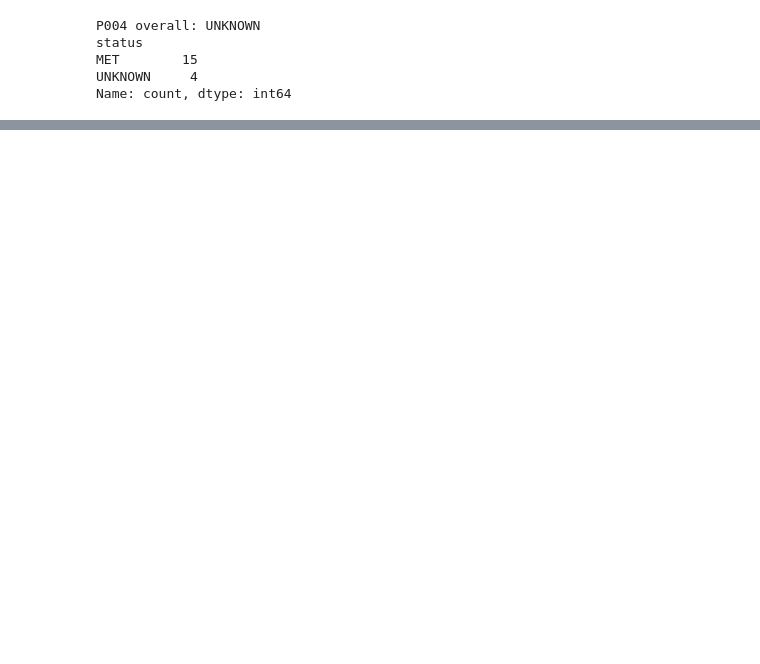
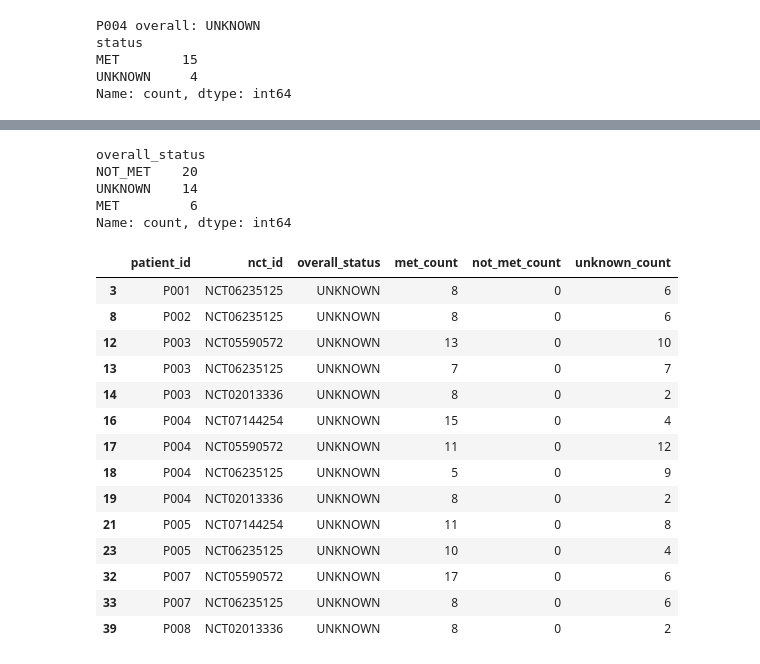
Before and after one commit to Sistamayukha/Neuro-Symbolic-Pediatric-Oncology-Trial-Matching-Assistant, a Jupyter notebook: notebooks/02_encode_symbolic_rules.ipynb, the cells around one changed output, grey strips where cells are left out. Cells and saved outputs as stored; diff of their text form; code cells hidden in the pictures; blank space fills up the shorter version.

```diff
--- a/notebooks/02_encode_symbolic_rules.ipynb
+++ b/notebooks/02_encode_symbolic_rules.ipynb
@@ -1010,0 +1731,11 @@ Name: count, dtype: int64
+# %%
+all_trial_rules = {
+    "NCT07560826": rules_NCT07560826,
+    "NCT07144254": rules_NCT07144254,
+    "NCT05590572": rules_NCT05590572,
+    "NCT06235125": rules_NCT06235125,
+    "NCT02013336": rules_NCT02013336
+}
+
+for nct_id, rules in all_trial_rules.items():
+    print(nct_id, ":", len(rules), "rules")
@@ -1010,0 +1823,18 @@ Name: count, dtype: int64
+# %%
+evaluation_summary = []
+
+for result in all_evaluation_results:
+    evaluation_summary.append({
+        "patient_id": result["patient_id"],
+        "nct_id": result["nct_id"],
+        "overall_status": result["overall_status"],
+        "met_count": result["met_count"],
+        "not_met_count": result["not_met_count"],
+        "unknown_count": result["unknown_count"]
+    })
+
+evaluation_summary_df = pd.DataFrame(
+    evaluation_summary
+)
+
+evaluation_summary_df.head(10)
@@ -1010,0 +1872,32 @@ Name: count, dtype: int64
+# %%
+evaluation_summary_df[
+    "overall_status"
+].value_counts()
+# %% [output]
+overall_status
+NOT_MET    20
+UNKNOWN    14
+MET         6
+Name: count, dtype: int64
+# %%
+unknown_cases = evaluation_summary_df[
+    evaluation_summary_df["overall_status"] == "UNKNOWN"
+]
+
+unknown_cases
+# %% [output]
+|  | patient_id | nct_id | overall_status | met_count | not_met_count | unknown_count |
+| 3 | P001 | NCT06235125 | UNKNOWN | 8 | 0 | 6 |
+| 8 | P002 | NCT06235125 | UNKNOWN | 8 | 0 | 6 |
+| 12 | P003 | NCT05590572 | UNKNOWN | 13 | 0 | 10 |
+| 13 | P003 | NCT06235125 | UNKNOWN | 7 | 0 | 7 |
+| 14 | P003 | NCT02013336 | UNKNOWN | 8 | 0 | 2 |
+| 16 | P004 | NCT07144254 | UNKNOWN | 15 | 0 | 4 |
+| 17 | P004 | NCT05590572 | UNKNOWN | 11 | 0 | 12 |
+| 18 | P004 | NCT06235125 | UNKNOWN | 5 | 0 | 9 |
+| 19 | P004 | NCT02013336 | UNKNOWN | 8 | 0 | 2 |
+| 21 | P005 | NCT07144254 | UNKNOWN | 11 | 0 | 8 |
+| 23 | P005 | NCT06235125 | UNKNOWN | 10 | 0 | 4 |
+| 32 | P007 | NCT05590572 | UNKNOWN | 17 | 0 | 6 |
+| 33 | P007 | NCT06235125 | UNKNOWN | 8 | 0 | 6 |
+| 39 | P008 | NCT02013336 | UNKNOWN | 8 | 0 | 2 |
```
Also changed, not shown: parts of 30 cells of this notebook, 4 other files.
